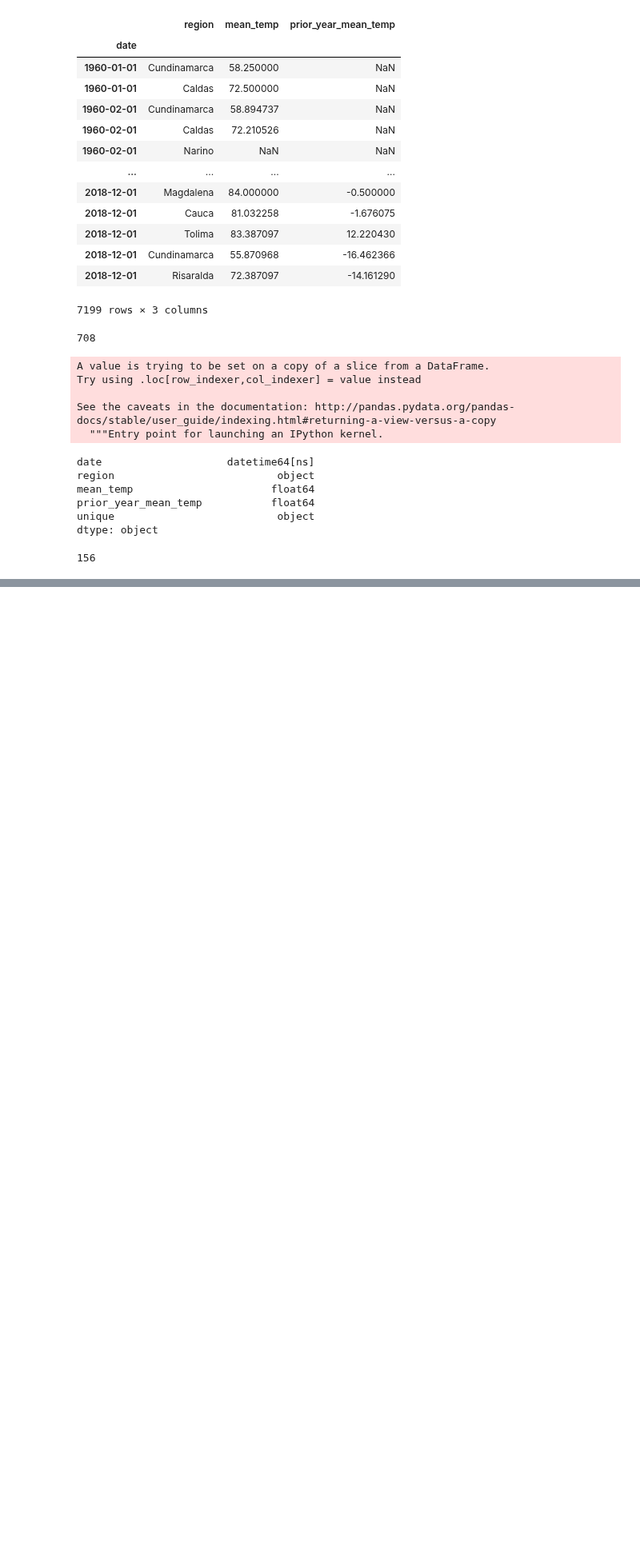
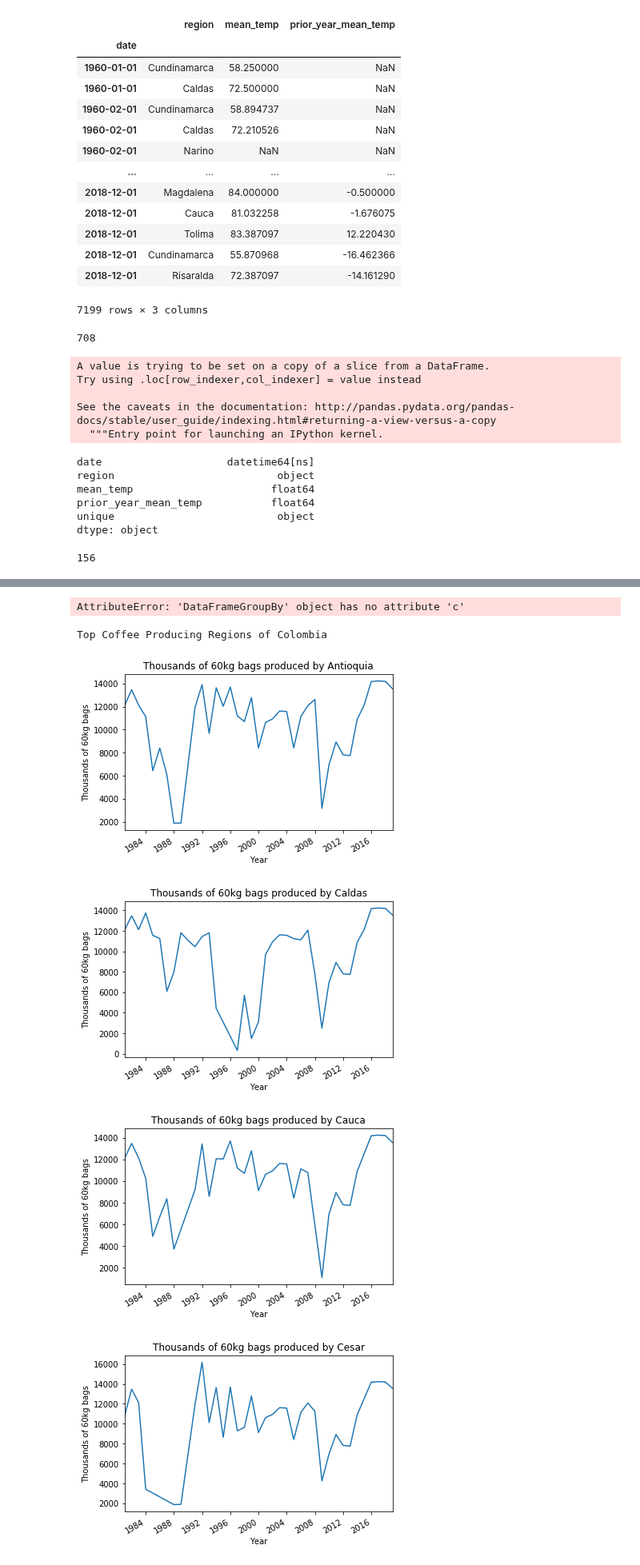
Before and after one commit to Data-Robusta/data-robusta, a Jupyter notebook: jeff_scratch.ipynb, the cells around one changed output, grey strips where cells are left out. Shown at 80% size. Cells and saved outputs as stored; diff of their text form; code cells hidden in the pictures; blank space fills up the shorter version.

```diff
--- a/jeff_scratch.ipynb
+++ b/jeff_scratch.ipynb
@@ -542,0 +572,43 @@ mean_temp
+# %%
+def production_by_region(df):
+    grouper = df[df.index >= '01-01-1980'].groupby([pd.Grouper(freq='1Y'),'region'])
+    region_quantity = grouper.mean()
+    for c in region_quantity.columns:
+        region_quantity = group.c.mean()
+        region_quantity = region_quantity.reset_index()
+        region_quantity.set_index('date',inplace=True)
+
+        print("Top Coffee Producing Regions of Colombia")
+        for r in region_quantity.region.unique():
+            region_quantity[region_quantity.region == r].quantity.plot()
+            plt.title("Thousands of 60kg bags produced by " + r)
+            plt.ylabel("Thousands of 60kg bags")
+            plt.xlabel("Year")
+            plt.show()
+# %%
+production_by_region(df)
+# %% [output]
+AttributeError: 'DataFrameGroupBy' object has no attribute 'c'
+# %%
+def production_by_region(df):
+
+    grouper = df[df.index >= '01-01-1980'].groupby([pd.Grouper(freq='1Y'),'region'])
+    region_quantity = grouper.quantity.sum()
+    region_quantity = region_quantity.reset_index()
+    region_quantity.set_index('date',inplace=True)
+
+    print("Top Coffee Producing Regions of Colombia")
+    for r in region_quantity.region.unique():
+        region_quantity[region_quantity.region == r].quantity.plot()
+        plt.title("Thousands of 60kg bags produced by " + r)
+        plt.ylabel("Thousands of 60kg bags")
+        plt.xlabel("Year")
+        plt.show()
+# %%
+production_by_region(df)
+# %% [output]
+Top Coffee Producing Regions of Colombia
+[figure, added]
+[figure, added]
+[figure, added]
+[figure, added]
```
Also changed, not shown: parts of 12 cells of this notebook, 1 other file.
